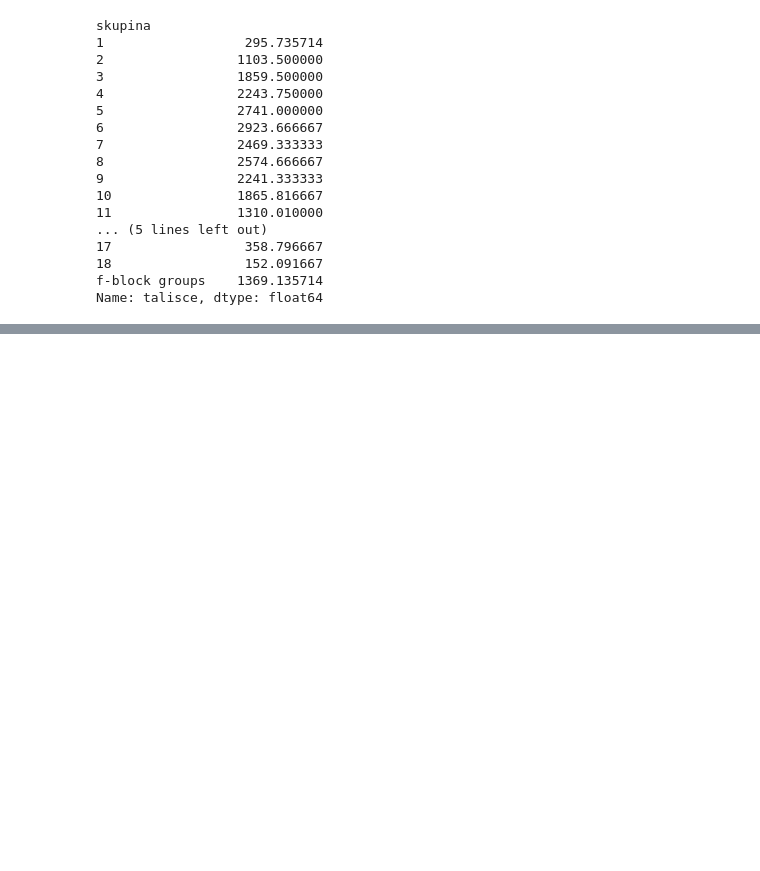
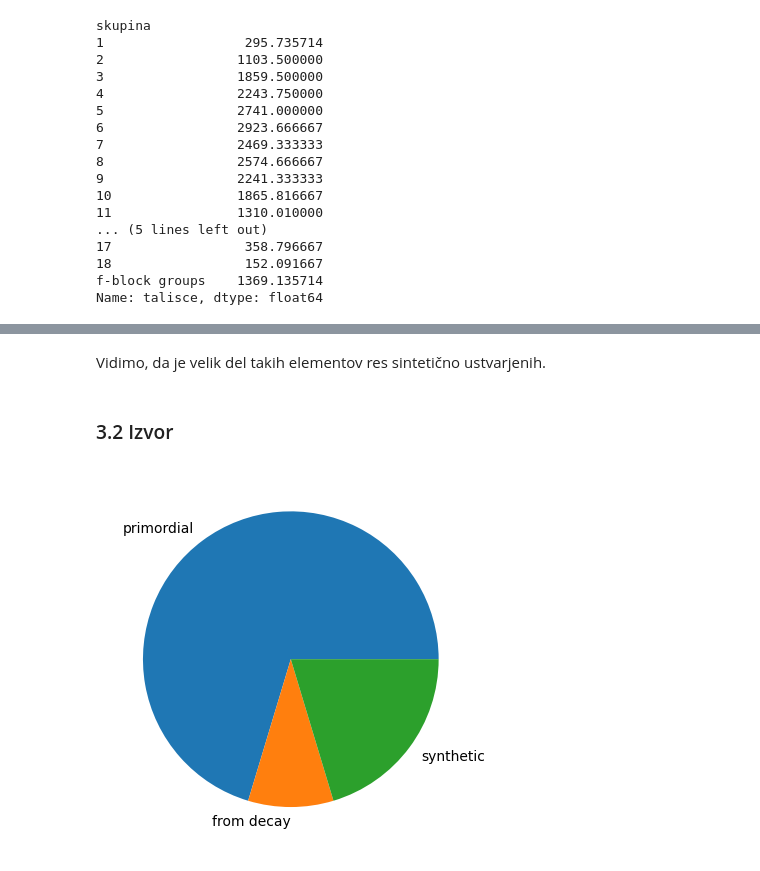
Before and after one commit to Filip-Vavtar/ProjektnaNaloga, a Jupyter notebook: analiza_podatkov.ipynb, the cells around one changed output, grey strips where cells are left out. Drawn from its saved outputs; the diff is of its cells as text; code cells hidden in the pictures; blank space fills up the shorter version.

```diff
--- a/analiza_podatkov.ipynb
+++ b/analiza_podatkov.ipynb
@@ -158,0 +237,11 @@ plt.show()
+# %% [markdown]
+Vidimo, da je velik del takih elementov res sintetično ustvarjenih.
+# %% [markdown]
+### 3.2 Izvor
+# %%
+imena, vrednosti = prestej(data.izvor)
+
+plt.pie(vrednosti, labels = imena)
+plt.show()
+# %% [output]
+[figure, added]
```
Also changed, not shown: parts of 29 cells of this notebook, 2 other files.
